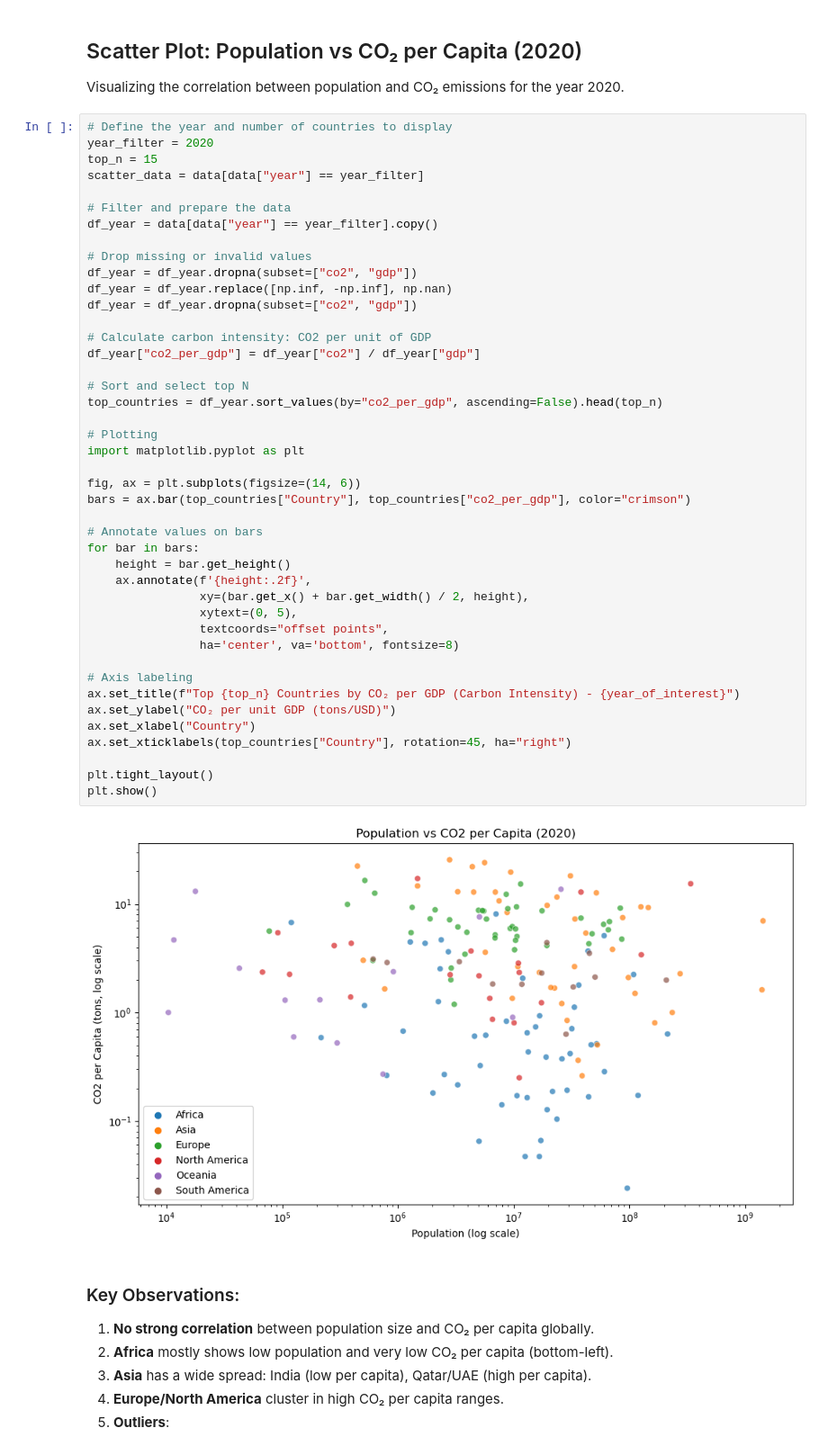
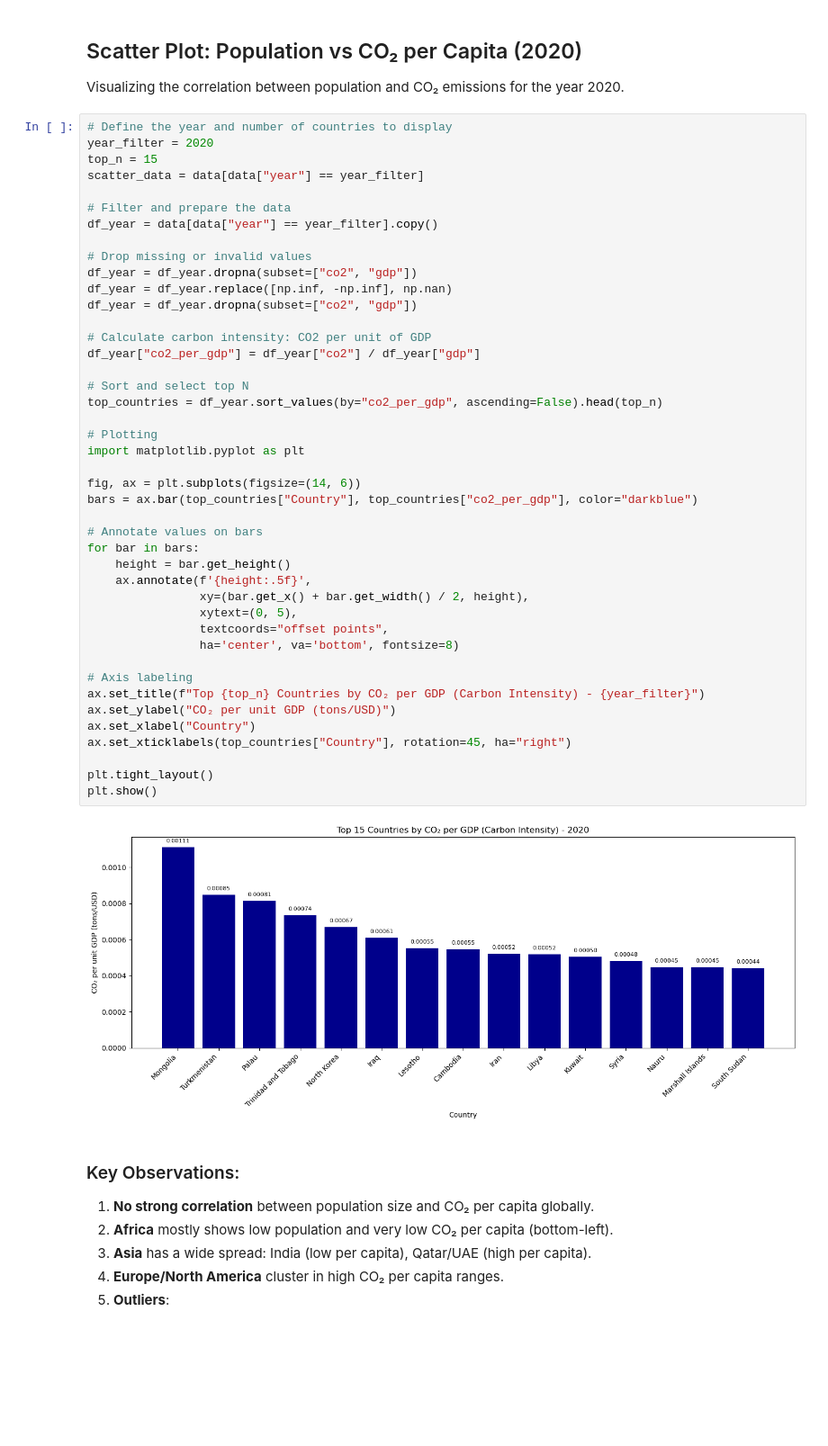
Before and after one commit to behzadfuladpanjeh/ENSF692-Project, a Jupyter notebook: Study_3_CO2_per_GDP.ipynb, the cells around one changed output. Shown at 90% size. Drawn from its saved outputs; the diff is of its cells as text; blank space fills up the shorter version.

Commit message:
Fix plots

```diff
--- a/Study_3_CO2_per_GDP.ipynb
+++ b/Study_3_CO2_per_GDP.ipynb
@@ -45,37 +45,37 @@ df_year = df_year.dropna(subset=["co2", "gdp"])
 df_year = df_year.replace([np.inf, -np.inf], np.nan)
 df_year = df_year.dropna(subset=["co2", "gdp"])
 
 # Calculate carbon intensity: CO2 per unit of GDP
 df_year["co2_per_gdp"] = df_year["co2"] / df_year["gdp"]
 
 # Sort and select top N
 top_countries = df_year.sort_values(by="co2_per_gdp", ascending=False).head(top_n)
 
 # Plotting
 import matplotlib.pyplot as plt
 
 fig, ax = plt.subplots(figsize=(14, 6))
-bars = ax.bar(top_countries["Country"], top_countries["co2_per_gdp"], color="crimson")
+bars = ax.bar(top_countries["Country"], top_countries["co2_per_gdp"], color="darkblue")
 
 # Annotate values on bars
 for bar in bars:
     height = bar.get_height()
-    ax.annotate(f'{height:.2f}',
+    ax.annotate(f'{height:.5f}',
                 xy=(bar.get_x() + bar.get_width() / 2, height),
                 xytext=(0, 5),
                 textcoords="offset points",
                 ha='center', va='bottom', fontsize=8)
 
 # Axis labeling
-ax.set_title(f"Top {top_n} Countries by CO₂ per GDP (Carbon Intensity) - {year_of_interest}")
+ax.set_title(f"Top {top_n} Countries by CO₂ per GDP (Carbon Intensity) - {year_filter}")
 ax.set_ylabel("CO₂ per unit GDP (tons/USD)")
 ax.set_xlabel("Country")
 ax.set_xticklabels(top_countries["Country"], rotation=45, ha="right")
 
 plt.tight_layout()
 plt.show()
 # %% [output]
-[figure, old version]
+[figure, new version]
 # %% [markdown]
 ### Key Observations:
 1. **No strong correlation** between population size and CO₂ per capita globally.
```
